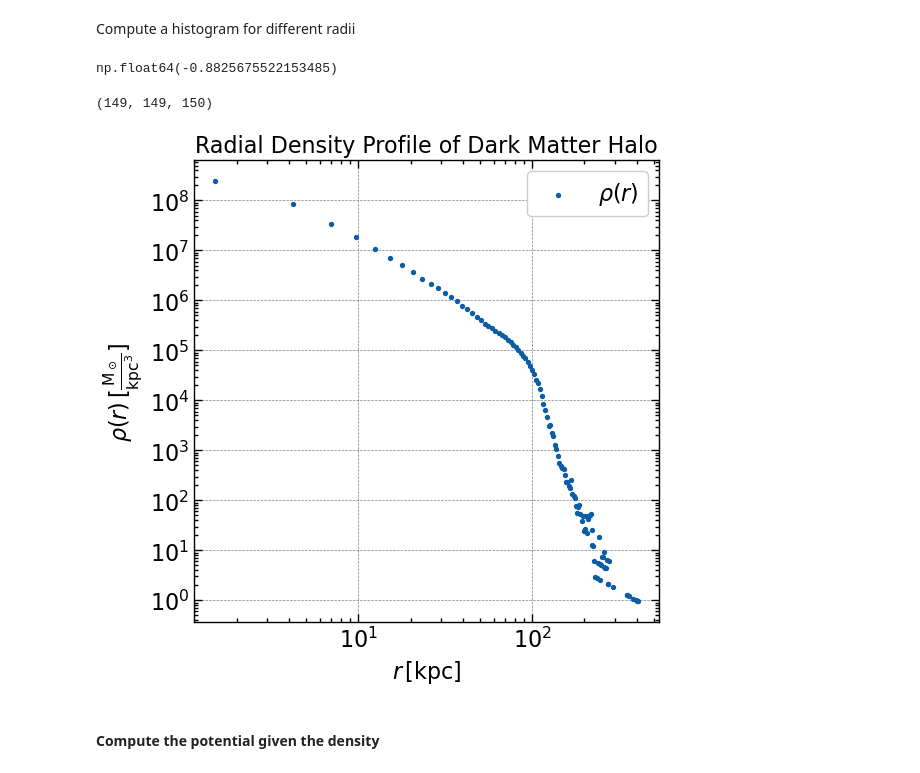
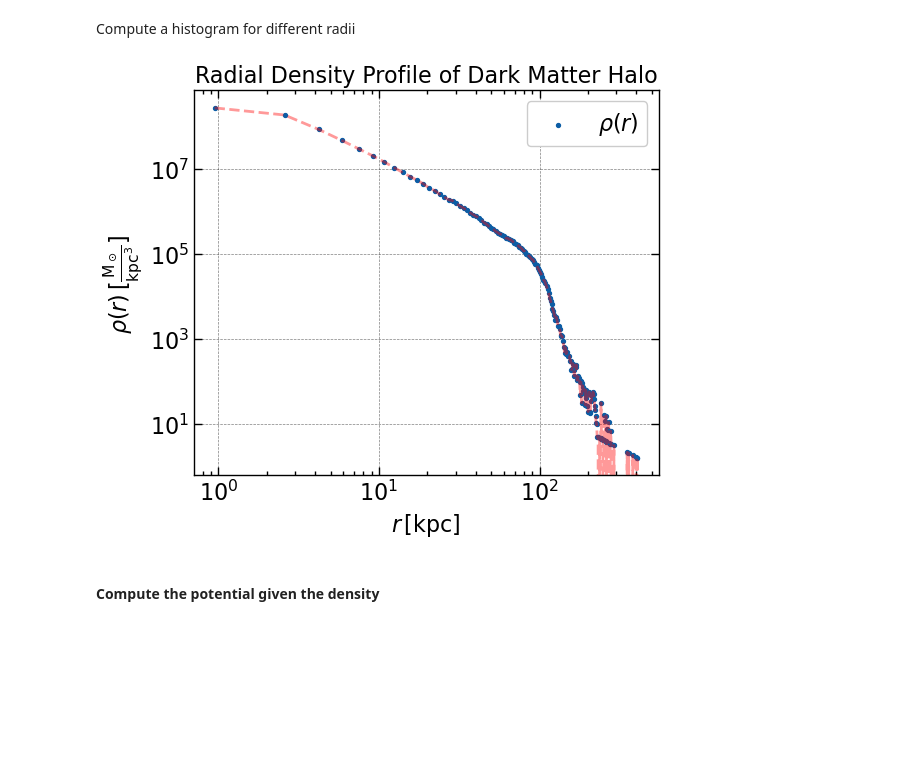
Before and after one commit to Jitskeverheecke/TANA_Project, a Jupyter notebook: project.ipynb, the cells around one changed output. Saved outputs shown, nothing was run; the diff lists cells and outputs as text; code cells hidden in the pictures; blank space fills up the shorter version.

```diff
--- a/project.ipynb
+++ b/project.ipynb
@@ -6,6 +6,9 @@ import numpy as np
 import matplotlib.pyplot as plt
 #import pandas as pd
 #import seaborn as sns
+# %%
+import scienceplots
+plt.style.use(['science', 'notebook', 'grid'])
 # %% [markdown]
 ### Data structure
 # %%
@@ -163,0 +219,20 @@ plt.show()
+# %%
+n_bins = 250
+r_min, r_max = r.min(), r.max()
+radial_edges = np.linspace(r_min, r_max, n_bins+1)
+r_j = 1/2 * (radial_edges[1:] + radial_edges[:-1])
+
+def alm(l,m,phi,theta, radial_edges, r):
+    alm_r = np.zeros(n_bins, dtype=complex)
+    for j in range(n_bins):
+        r_lo, r_hi = radial_edges[j], radial_edges[j+1]
+        mask = (r >= r_lo) & (r < r_hi)
+
+        if np.sum(mask) == 0:
+            continue
+
+        theta_shell = theta[mask]
+        phi_shell = phi[mask]
+
+        alm_r[j] = np.sum(sph_harm_y(l, m, phi_shell.value, theta_shell.value))
+    return alm_r
@@ -169,39 +291,28 @@ plt.show()
 \end{equation}
 # %% [markdown]
 Compute a histogram for different radii
-# %%
-r_max, r_min = np.max(r), np.min(r)
-#r_max, r_min
-# %%
-np.log10(r_min.value)
-# %% [output]
-np.float64(-0.8825675522153485)
 # %%
-bins = np.linspace(r_min.value, r_max.value, 150)
+bins = np.linspace(r_min.value, r_max.value, n_bins)
 r_j = 1/2* (bins[1:] + bins[:-1])*kpc
 
 counts, _ = np.histogram(r.value, bins=bins)
 vol = (4/3) * np.pi * (bins[1:]**3 - bins[:-1]**3)
 
 rho_j = counts*mass_dm/vol  # density
-# %%
-len(r_j), len(rho_j), len(r_bins)
-# %% [output]
-(149, 149, 150)
 # %%
 plt.close('all')
-plt.figure(figsize=(6,6))
+plt.figure(figsize=(6,5))
 plt.scatter(r_j, rho_j, s=8, label=r'$\rho(r)$')
-#plt.plot(bin_centers, rho, '-', color='red', alpha=0.4)
+plt.plot(r_j, rho_j, '--', color='red', alpha=0.4)
 plt.xlabel(r'$r\,\text{[kpc]}$')
 plt.ylabel(r'$\rho(r)\, [\frac{\text{M}_\odot}{\text{kpc}^3}]$')
 plt.title('Radial Density Profile of Dark Matter Halo')
 plt.legend()
 plt.yscale('log')
 plt.xscale('log')
 plt.show()
 # %% [output]
-[figure, old version]
+[figure, new version]
 # %% [markdown]
 #### Compute the potential given the density
 # %% [markdown]
```
Also changed, not shown: parts of 32 cells of this notebook, 9 other files.
